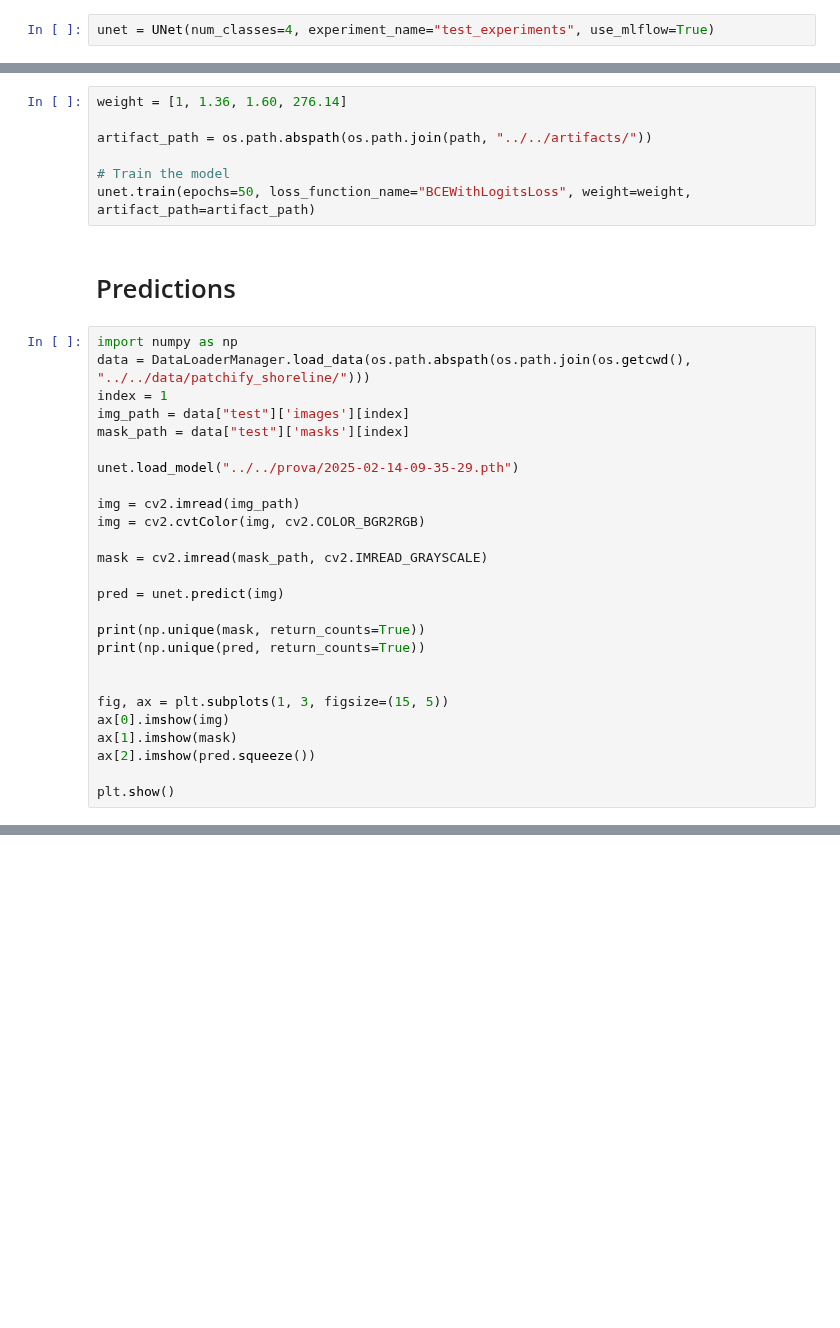
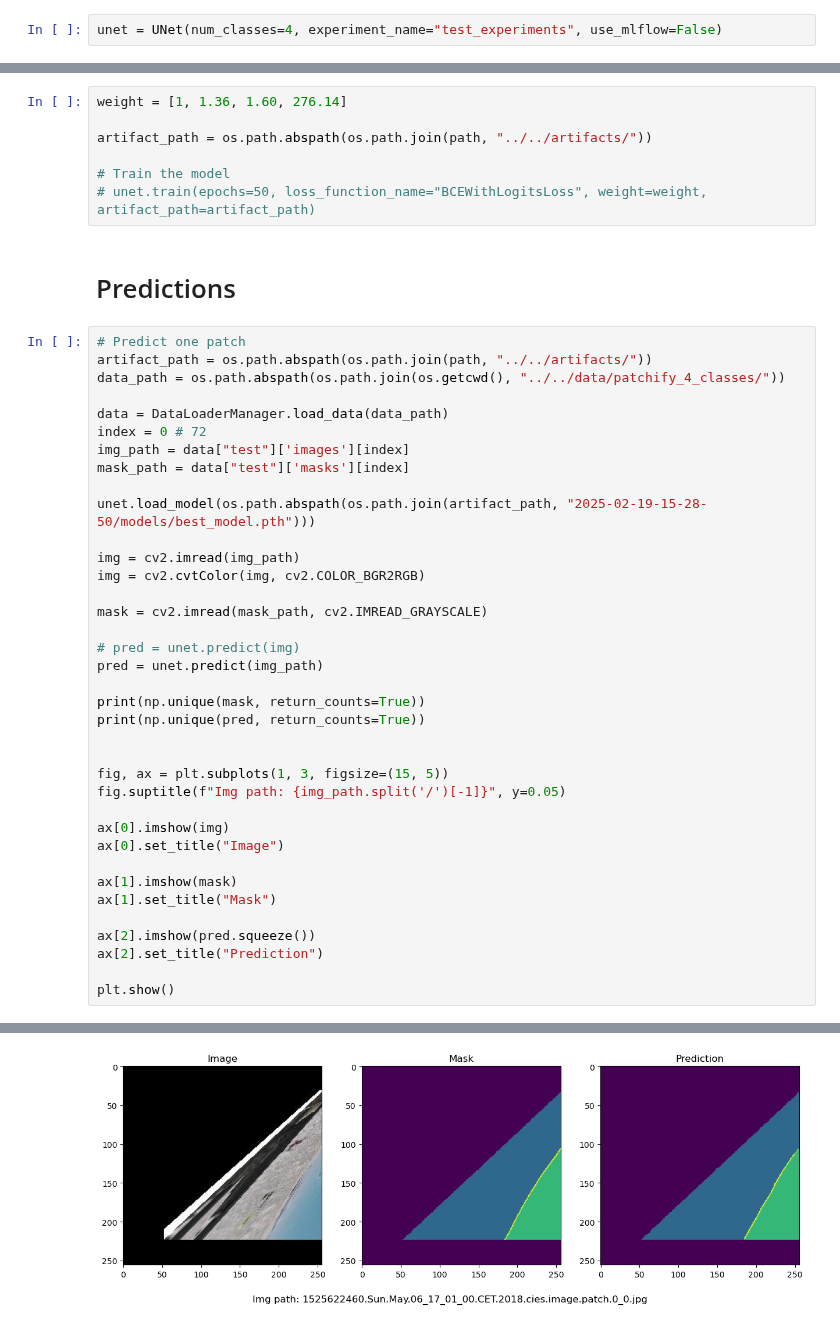
Before and after one commit to OliverJosep/Shoreline-extraction, a Jupyter notebook: notebooks/models/04_UNet_4_classes.ipynb, the cells around one changed output, grey strips where cells are left out. Drawn from its saved outputs; the diff is of its cells as text; blank space fills up the shorter version.

Commit message:
Patchify image prediction

```diff
--- a/notebooks/models/04_UNet_4_classes.ipynb
+++ b/notebooks/models/04_UNet_4_classes.ipynb
@@ -16,7 +17,7 @@ import cv2
 # Load the data to split it and save it to a dict
 path = os.path.abspath(os.path.join(os.getcwd(), "../../data/patchify_4_classes/"))
 # %%
-unet = UNet(num_classes=4, experiment_name="test_experiments", use_mlflow=True)
+unet = UNet(num_classes=4, experiment_name="test_experiments", use_mlflow=False)
 # %%
 # Load the data to the model
 data = unet.load_data(path, UNetFormes)
@@ -44,32 +45,44 @@ weight = [1, 1.36, 1.60, 276.14]
 artifact_path = os.path.abspath(os.path.join(path, "../../artifacts/"))
 
 # Train the model
-unet.train(epochs=50, loss_function_name="BCEWithLogitsLoss", weight=weight, artifact_path=artifact_path)
+# unet.train(epochs=50, loss_function_name="BCEWithLogitsLoss", weight=weight, artifact_path=artifact_path)
 # %% [markdown]
 # Predictions
 # %%
-import numpy as np
-data = DataLoaderManager.load_data(os.path.abspath(os.path.join(os.getcwd(), "../../data/patchify_shoreline/")))
-index = 1
+# Predict one patch
+artifact_path = os.path.abspath(os.path.join(path, "../../artifacts/"))
+data_path = os.path.abspath(os.path.join(os.getcwd(), "../../data/patchify_4_classes/"))
+
+data = DataLoaderManager.load_data(data_path)
+index = 0 # 72
 img_path = data["test"]['images'][index]
 mask_path = data["test"]['masks'][index]
 
-unet.load_model("../../prova/2025-02-14-09-35-29.pth")
+unet.load_model(os.path.abspath(os.path.join(artifact_path, "2025-02-19-15-28-50/models/best_model.pth")))
 
 img = cv2.imread(img_path)
 img = cv2.cvtColor(img, cv2.COLOR_BGR2RGB)
 
 mask = cv2.imread(mask_path, cv2.IMREAD_GRAYSCALE)
 
-pred = unet.predict(img)
+# pred = unet.predict(img)
+pred = unet.predict(img_path)
 
 print(np.unique(mask, return_counts=True))
 print(np.unique(pred, return_counts=True))
 
 
 fig, ax = plt.subplots(1, 3, figsize=(15, 5))
+fig.suptitle(f"Img path: {img_path.split('/')[-1]}", y=0.05)
+
 ax[0].imshow(img)
+ax[0].set_title("Image")
+
 ax[1].imshow(mask)
+ax[1].set_title("Mask")
+
 ax[2].imshow(pred.squeeze())
+ax[2].set_title("Prediction")
 
 plt.show()
+# %% [output]
@@ -75,0 +91 @@ plt.show()
+[figure, added]
```
Also changed, not shown: parts of 3 cells of this notebook, 6 other files.
